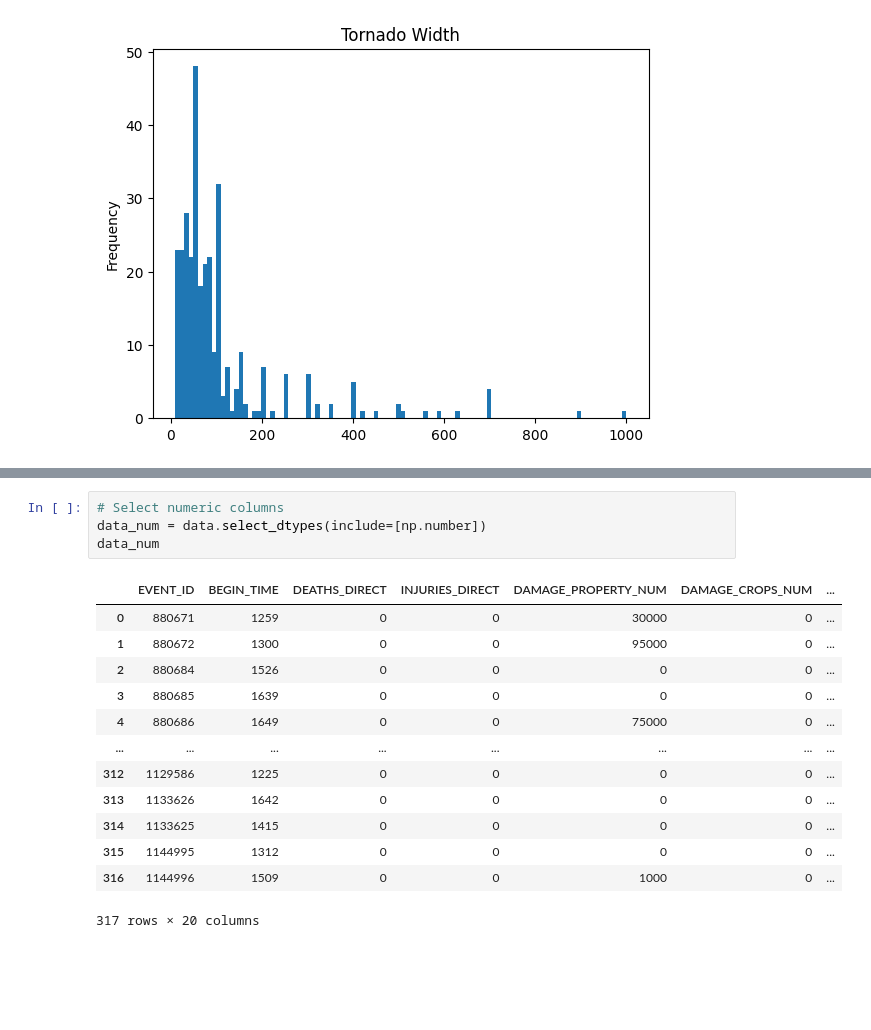
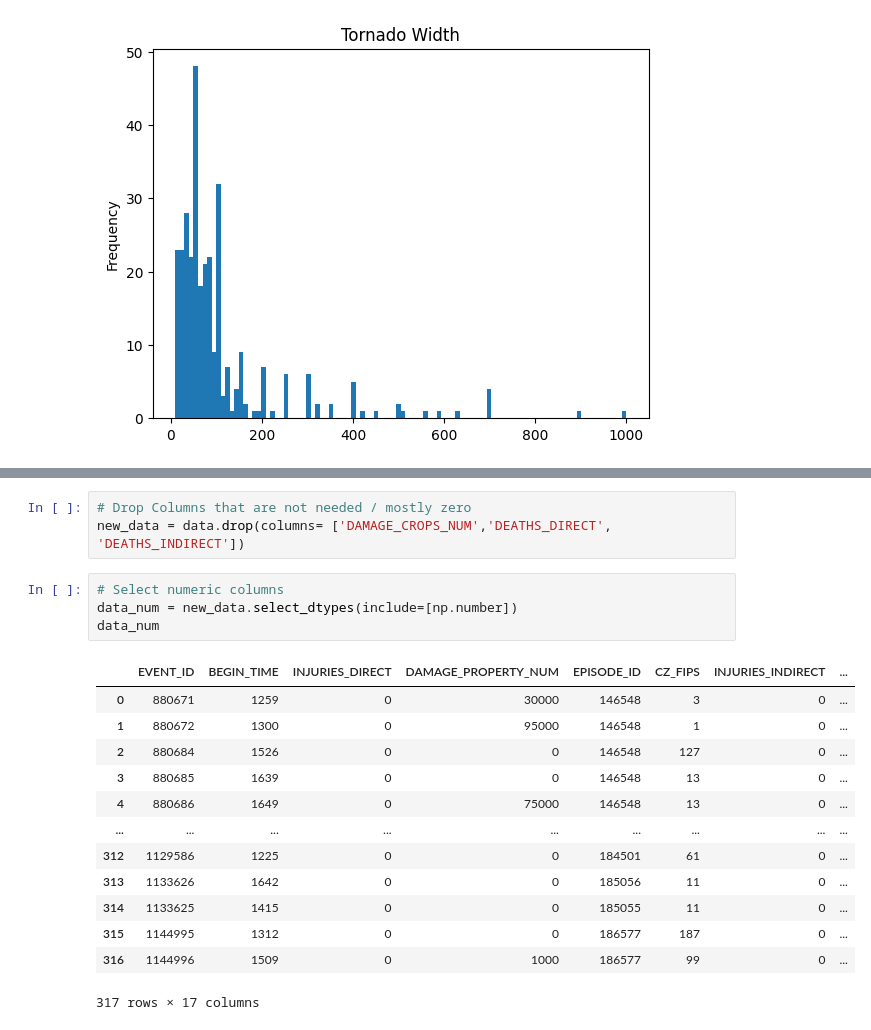
Before and after one commit to dpatel77/ProjectToto, a Jupyter notebook: Data_Process/Data_process.ipynb, the cells around one changed output, grey strips where cells are left out. Drawn from its saved outputs; the diff is of its cells as text; blank space fills up the shorter version.

```diff
--- a/Data_Process/Data_process.ipynb
+++ b/Data_Process/Data_process.ipynb
@@ -106,21 +132,24 @@ data['TOR_WIDTH'].plot(kind='hist', bins=100, title='Tornado Width')
+# %%
+# Drop Columns that are not needed / mostly zero
+new_data = data.drop(columns= ['DAMAGE_CROPS_NUM','DEATHS_DIRECT', 'DEATHS_INDIRECT'])
 # %%
 # Select numeric columns
-data_num = data.select_dtypes(include=[np.number])
+data_num = new_data.select_dtypes(include=[np.number])
 data_num
 # %% [output]
-|  | EVENT_ID | BEGIN_TIME | DEATHS_DIRECT | INJURIES_DIRECT | DAMAGE_PROPERTY_NUM | DAMAGE_CROPS_NUM | ... |
-| 0 | 880671 | 1259 | 0 | 0 | 30000 | 0 | ... |
-| 1 | 880672 | 1300 | 0 | 0 | 95000 | 0 | ... |
-| 2 | 880684 | 1526 | 0 | 0 | 0 | 0 | ... |
-| 3 | 880685 | 1639 | 0 | 0 | 0 | 0 | ... |
-| 4 | 880686 | 1649 | 0 | 0 | 75000 | 0 | ... |
-| ... | ... | ... | ... | ... | ... | ... | ... |
-| 312 | 1129586 | 1225 | 0 | 0 | 0 | 0 | ... |
-| 313 | 1133626 | 1642 | 0 | 0 | 0 | 0 | ... |
-| 314 | 1133625 | 1415 | 0 | 0 | 0 | 0 | ... |
-| 315 | 1144995 | 1312 | 0 | 0 | 0 | 0 | ... |
-| 316 | 1144996 | 1509 | 0 | 0 | 1000 | 0 | ... |
+|  | EVENT_ID | BEGIN_TIME | INJURIES_DIRECT | DAMAGE_PROPERTY_NUM | EPISODE_ID | CZ_FIPS | INJURIES_INDIRECT | ... |
+| 0 | 880671 | 1259 | 0 | 30000 | 146548 | 3 | 0 | ... |
+| 1 | 880672 | 1300 | 0 | 95000 | 146548 | 1 | 0 | ... |
+| 2 | 880684 | 1526 | 0 | 0 | 146548 | 127 | 0 | ... |
+| 3 | 880685 | 1639 | 0 | 0 | 146548 | 13 | 0 | ... |
+| 4 | 880686 | 1649 | 0 | 75000 | 146548 | 13 | 0 | ... |
+| ... | ... | ... | ... | ... | ... | ... | ... | ... |
+| 312 | 1129586 | 1225 | 0 | 0 | 184501 | 61 | 0 | ... |
+| 313 | 1133626 | 1642 | 0 | 0 | 185056 | 11 | 0 | ... |
+| 314 | 1133625 | 1415 | 0 | 0 | 185055 | 11 | 0 | ... |
+| 315 | 1144995 | 1312 | 0 | 0 | 186577 | 187 | 0 | ... |
+| 316 | 1144996 | 1509 | 0 | 1000 | 186577 | 99 | 0 | ... |
-317 rows × 20 columns
+317 rows × 17 columns
 # %%
 # Correlation Matrix
 
```
Also changed, not shown: parts of 3 cells of this notebook.
